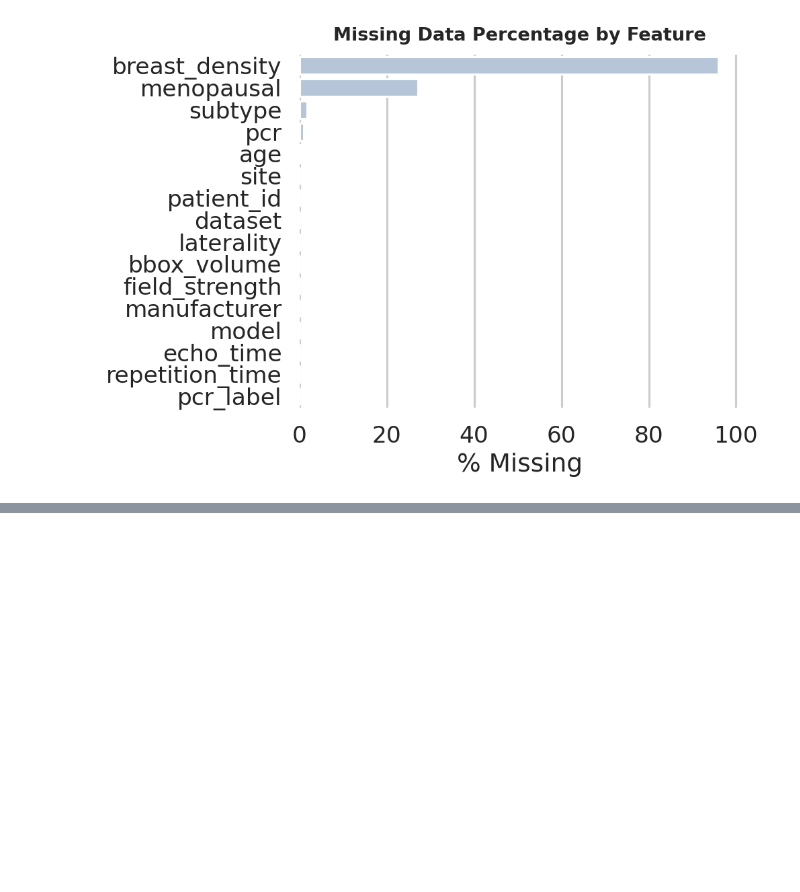
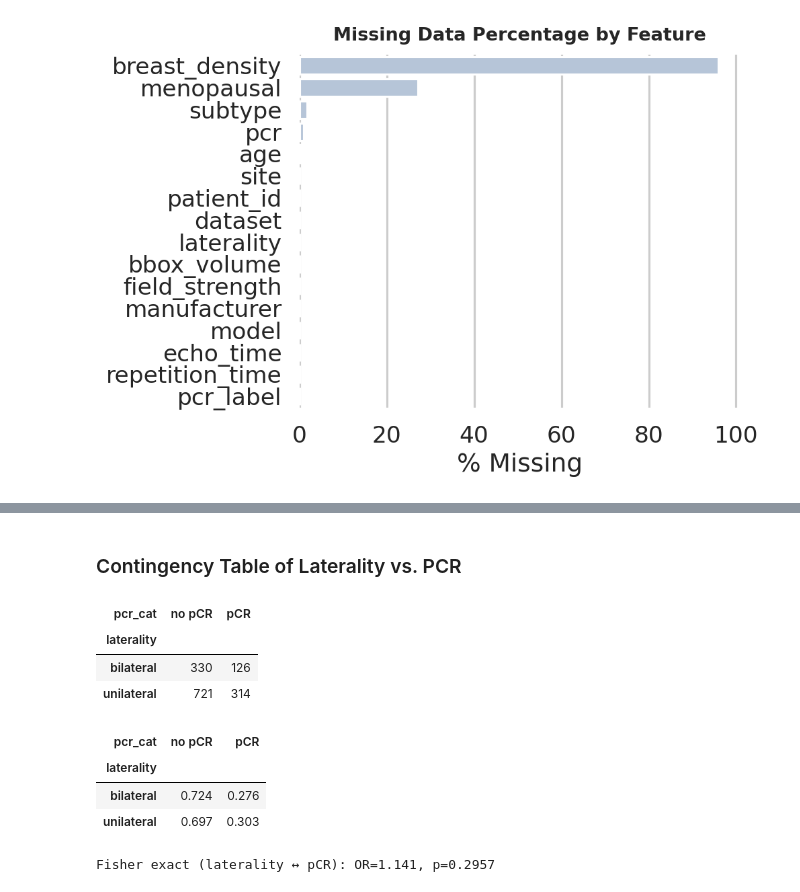
Before and after one commit to dsi-clinic/vanguard, a Jupyter notebook: Clinical and Imaging Exploration/exploration.ipynb, the cells around one changed output, grey strips where cells are left out. Drawn from its saved outputs; the diff is of its cells as text; code cells hidden in the pictures; blank space fills up the shorter version.

```diff
--- a/Clinical and Imaging Exploration/exploration.ipynb
+++ b/Clinical and Imaging Exploration/exploration.ipynb
@@ -575,0 +542,28 @@ savetables(missing_summary, f"{OUT_DIR}/tables/missing_summary.csv")
+# %% [markdown]
+### Contingency Table of Laterality vs. PCR
+# %%
+pcr_df = meta_df.dropna(subset=["pcr"]).copy()
+pcr_df["pcr_cat"] = pcr_df["pcr"].map({0: "no pCR", 1: "pCR"})
+
+# Contingency table (counts)
+lat_pcr_ct = pd.crosstab(pcr_df["laterality"], pcr_df["pcr_cat"])
+display(lat_pcr_ct)
+savetables(lat_pcr_ct.reset_index(), f"{OUT_DIR}/tables/laterality_pcr_contingency_counts.csv")
+
+# Percentages (within laterality)
+lat_pcr_rowpct = (lat_pcr_ct.div(lat_pcr_ct.sum(axis=1), axis=0)).round(3)
+display(lat_pcr_rowpct)
+savetables(lat_pcr_rowpct.reset_index(), f"{OUT_DIR}/tables/laterality_pcr_contingency_rowpct.csv")
+
+odds_ratio, pval = fisher_exact(lat_pcr_ct.values)
+print(f"Fisher exact (laterality ↔ pCR): OR={odds_ratio:.3f}, p={pval:.4g}")
+# %% [output]
+| pcr_cat | no pCR | pCR |
+| laterality |  |  |
+| bilateral | 330 | 126 |
+| unilateral | 721 | 314 |
+| pcr_cat | no pCR | pCR |
+| laterality |  |  |
+| bilateral | 0.724 | 0.276 |
+| unilateral | 0.697 | 0.303 |
+Fisher exact (laterality ↔ pCR): OR=1.141, p=0.2957
```
Also changed, not shown: parts of 6 cells of this notebook, 3 other files.
